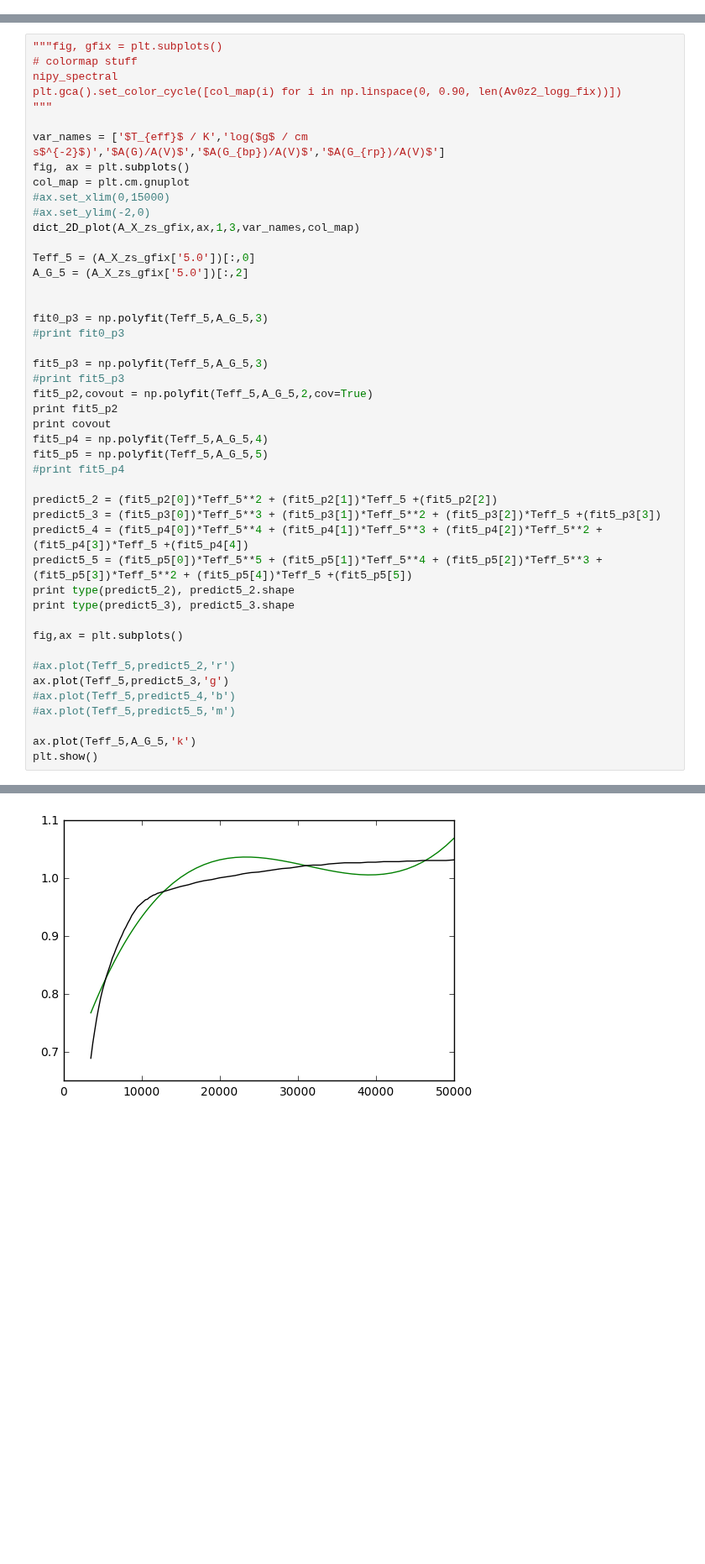
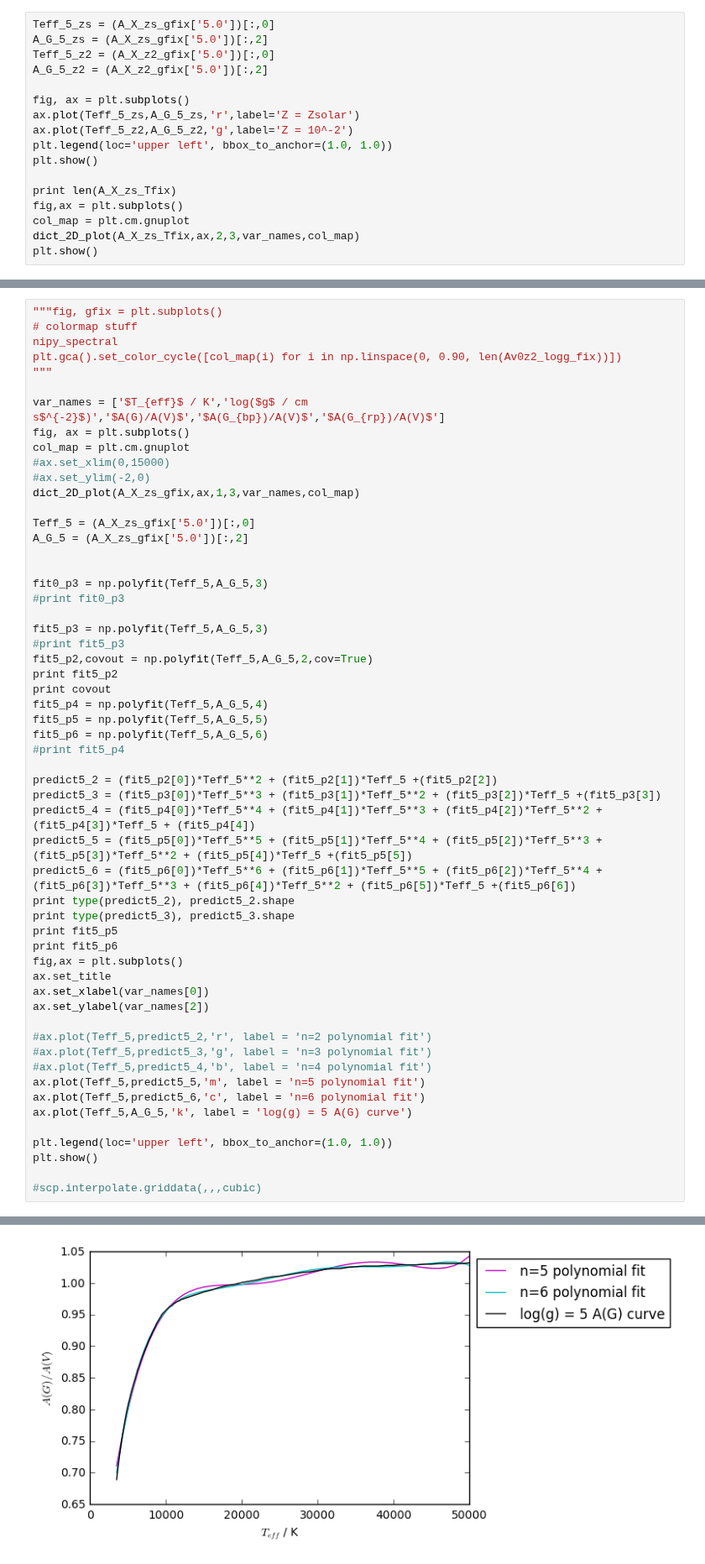
Before and after one commit to AlexlwAstro/phd_work, a Jupyter notebook: gaia_spectra_plots.ipynb, the cells around one changed output, grey strips where cells are left out. Shown at 84% size. Saved outputs shown, nothing was run; the diff lists cells and outputs as text; blank space fills up the shorter version.

Commit message:
gaia logg A(X) graph

```diff
--- a/gaia_spectra_plots.ipynb
+++ b/gaia_spectra_plots.ipynb
@@ -190 +199,18 @@ Separating Av0z2 data into arrays
 Raw A(X) dictionary complete
+# %%
+Teff_5_zs = (A_X_zs_gfix['5.0'])[:,0]
+A_G_5_zs = (A_X_zs_gfix['5.0'])[:,2]
+Teff_5_z2 = (A_X_z2_gfix['5.0'])[:,0]
+A_G_5_z2 = (A_X_z2_gfix['5.0'])[:,2]
+
+fig, ax = plt.subplots()
+ax.plot(Teff_5_zs,A_G_5_zs,'r',label='Z = Zsolar')
+ax.plot(Teff_5_z2,A_G_5_z2,'g',label='Z = 10^-2')
+plt.legend(loc='upper left', bbox_to_anchor=(1.0, 1.0))
+plt.show()
+
+print len(A_X_zs_Tfix)
+fig,ax = plt.subplots()
+col_map = plt.cm.gnuplot
+dict_2D_plot(A_X_zs_Tfix,ax,2,3,var_names,col_map)
+plt.show()
@@ -216,24 +246,34 @@ print fit5_p2
 print covout
 fit5_p4 = np.polyfit(Teff_5,A_G_5,4)
 fit5_p5 = np.polyfit(Teff_5,A_G_5,5)
+fit5_p6 = np.polyfit(Teff_5,A_G_5,6)
 #print fit5_p4
 
 predict5_2 = (fit5_p2[0])*Teff_5**2 + (fit5_p2[1])*Teff_5 +(fit5_p2[2])
 predict5_3 = (fit5_p3[0])*Teff_5**3 + (fit5_p3[1])*Teff_5**2 + (fit5_p3[2])*Teff_5 +(fit5_p3[3])
-predict5_4 = (fit5_p4[0])*Teff_5**4 + (fit5_p4[1])*Teff_5**3 + (fit5_p4[2])*Teff_5**2 + (fit5_p4[3])*Teff_5 +(fit5_p4[4])
+predict5_4 = (fit5_p4[0])*Teff_5**4 + (fit5_p4[1])*Teff_5**3 + (fit5_p4[2])*Teff_5**2 + (fit5_p4[3])*Teff_5 + (fit5_p4[4])
 predict5_5 = (fit5_p5[0])*Teff_5**5 + (fit5_p5[1])*Teff_5**4 + (fit5_p5[2])*Teff_5**3 + (fit5_p5[3])*Teff_5**2 + (fit5_p5[4])*Teff_5 +(fit5_p5[5])
+predict5_6 = (fit5_p6[0])*Teff_5**6 + (fit5_p6[1])*Teff_5**5 + (fit5_p6[2])*Teff_5**4 + (fit5_p6[3])*Teff_5**3 + (fit5_p6[4])*Teff_5**2 + (fit5_p6[5])*Teff_5 +(fit5_p6[6])
 print type(predict5_2), predict5_2.shape
 print type(predict5_3), predict5_3.shape
+print fit5_p5
+print fit5_p6
+fig,ax = plt.subplots()
+ax.set_title
+ax.set_xlabel(var_names[0])
+ax.set_ylabel(var_names[2])
 
-fig,ax = plt.subplots()
+#ax.plot(Teff_5,predict5_2,'r', label = 'n=2 polynomial fit')
+#ax.plot(Teff_5,predict5_3,'g', label = 'n=3 polynomial fit')
+#ax.plot(Teff_5,predict5_4,'b', label = 'n=4 polynomial fit')
+ax.plot(Teff_5,predict5_5,'m', label = 'n=5 polynomial fit')
+ax.plot(Teff_5,predict5_6,'c', label = 'n=6 polynomial fit')
+ax.plot(Teff_5,A_G_5,'k', label = 'log(g) = 5 A(G) curve')
 
-#ax.plot(Teff_5,predict5_2,'r')
-ax.plot(Teff_5,predict5_3,'g')
-#ax.plot(Teff_5,predict5_4,'b')
-#ax.plot(Teff_5,predict5_5,'m')
+plt.legend(loc='upper left', bbox_to_anchor=(1.0, 1.0))
+plt.show()
 
-ax.plot(Teff_5,A_G_5,'k')
-plt.show()
+#scp.interpolate.griddata(,,,cubic)
 # %% [output]
 [figure]
 [ -2.61408749e-10   1.74301123e-05   7.64224846e-01]
@@ -245,4 +289,4 @@ plt.show()
-[figure, old version]
+[figure, new version]
 # %%
 fig, ax = plt.subplots()
 #ax.axhline(y=0.0, color='m', linestyle='--')
```
Also changed, not shown: parts of 5 cells of this notebook.
